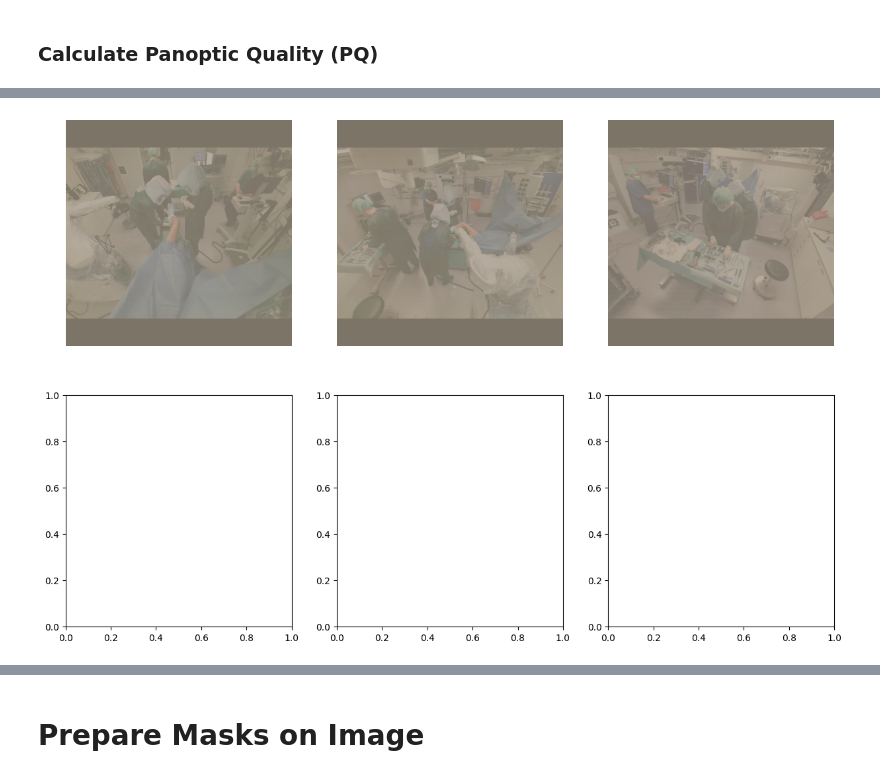
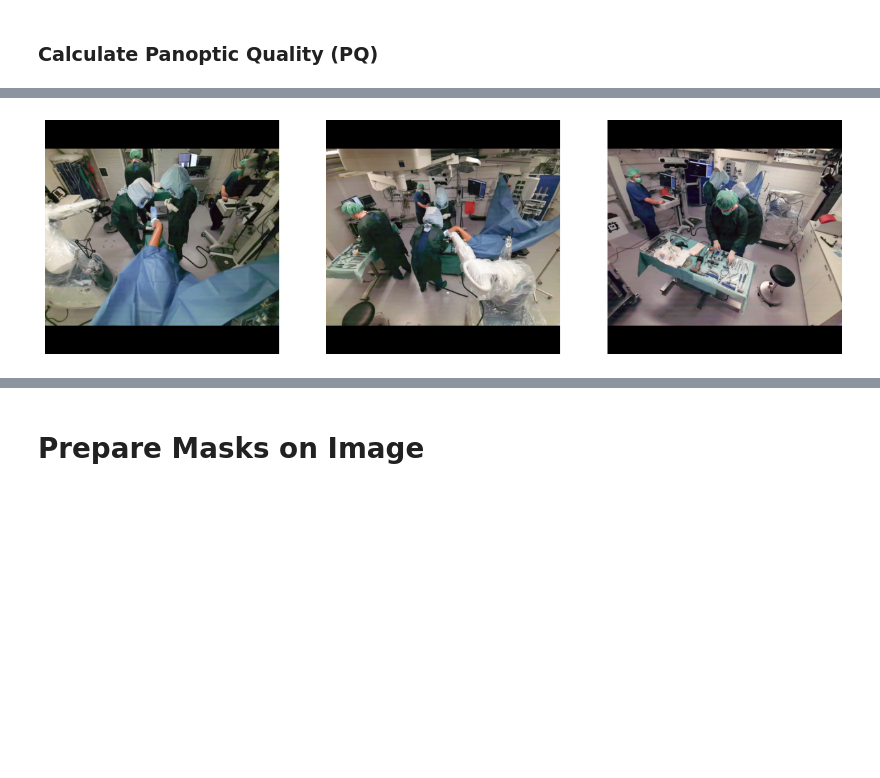
Before and after one commit to ge75xuv/Multiview-Object-Segmentation-with-SAM, a Jupyter notebook: custom_models/vggtformer_MV_image_predictor.ipynb, the cells around one changed output, grey strips where cells are left out. Cells and saved outputs as stored; diff of their text form; code cells hidden in the pictures; blank space fills up the shorter version.

```diff
--- a/custom_models/vggtformer_MV_image_predictor.ipynb
+++ b/custom_models/vggtformer_MV_image_predictor.ipynb
@@ -131,6 +156,7 @@ missing_keys, unexpected_keys
 BACKGROUND=23
 len_video = 1
 input_image_size = 518
+all_cameras = True
 batch_size = 1
 shuffle = False
 mean = [0.485, 0.456, 0.406]
@@ -153,7 +179,7 @@ test_dataset = MiniDatasetVGGT('test',
                            object_labels=obj_labels,
                            transforms=transforms,
                            multiview=True,
-                           depth_image=True,
+                           all_cameras=all_cameras,
                            collate_fn=collate_fn_wrapper,
                            batch_size=batch_size,
                            get_seg_mask=True,
@@ -173,6 +203,9 @@ Lenght of the dataset! 3141
 seed = 2 # Check seed 123 index 19966
 torch.manual_seed(seed)
 np.random.seed(seed)
+
+submodel.all_cameras = all_cameras
+submodel.output_all_views = all_cameras
 
 # Image
 len_objects = len(obj_labels)
@@ -185,7 +218,9 @@ if_break = False
 # # sample_idx = 3993
 # sample_idx = 278
 # sample_idx = 500
-sample_idx = 300
+sample_idx = 300  # Saw
+# sample_idx = 370  # Drill 363
+# sample_idx = 718  # Hammer 700
 # test_loader = test_dataset.get_loader()
 flag_iter = False
 
@@ -563,11 +582,11 @@ Average PQ: 0.5246619289711355
 # %%
 fig_size = np.array([3, 2]) * 5
-fig, axs = plt.subplots(2, 3, figsize=fig_size)
+fig, axs = plt.subplots(1, 3, figsize=fig_size)
 for ii in range(3):
     image = batched_video_data_val[ii][0].img_batch[0]
-    unnormalized_image = toPILimage(revert_transform(image))
-    axs[0, ii].imshow(unnormalized_image)
-    axs[0, ii].axis('off')
+    unnormalized_image = toPILimage(image)
+    axs[ii].imshow(unnormalized_image)
+    axs[ii].axis('off')
     # axs[0, ii].set_title(f"Image {ii_to_cam_dict[ii]}")
 # %% [output]
-[figure, old version]
+[figure, new version]
```
Also changed, not shown: parts of 17 cells of this notebook, 12 other files.
